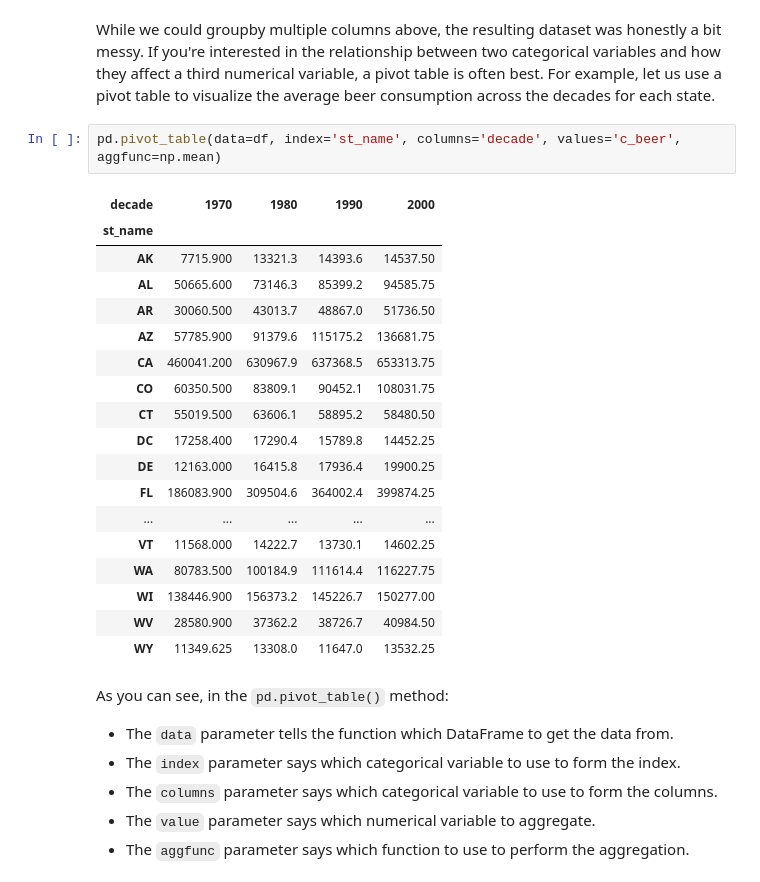
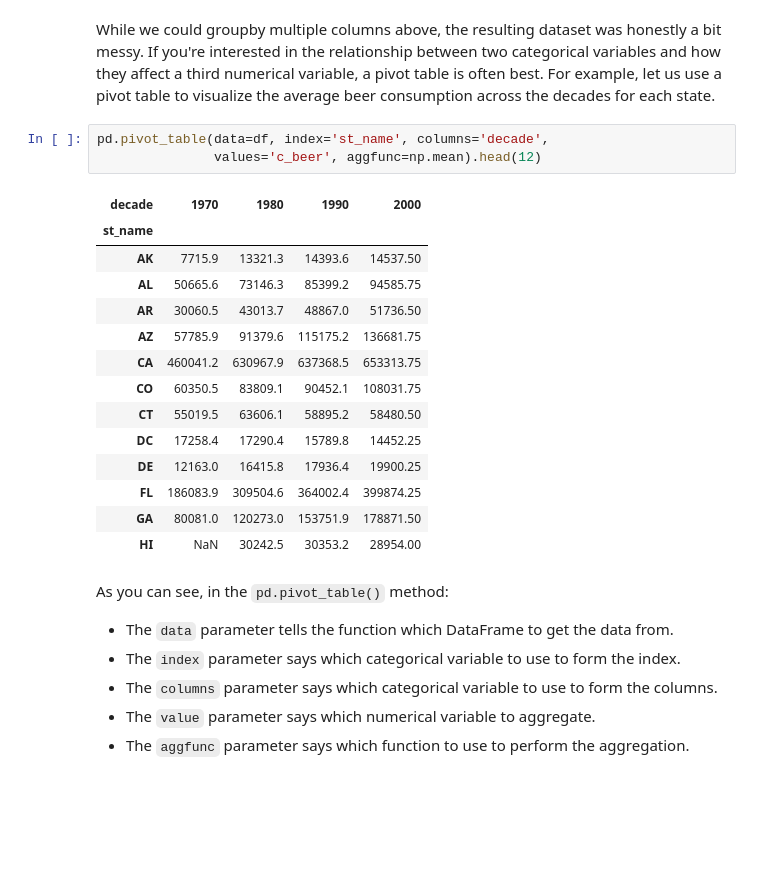
Before and after one commit to rohanjha123/data-h195, a Jupyter notebook: textbook/_build/jupyter_execute/content/03-pandas/groupby_pivot.ipynb, the cells around one changed output. Saved outputs shown, nothing was run; the diff lists cells and outputs as text; blank space fills up the shorter version.

```diff
--- a/textbook/_build/jupyter_execute/content/03-pandas/groupby_pivot.ipynb
+++ b/textbook/_build/jupyter_execute/content/03-pandas/groupby_pivot.ipynb
@@ -239,26 +239,23 @@ df.groupby(['st_name','decade']).agg([min,max])
 # %% [markdown]
 While we could groupby multiple columns above, the resulting dataset was honestly a bit messy. If you're interested in the relationship between two categorical variables and how they affect a third numerical variable, a pivot table is often best. For example, let us use a pivot table to visualize the average beer consumption across the decades for each state.
 # %%
-pd.pivot_table(data=df, index='st_name', columns='decade', values='c_beer', aggfunc=np.mean)
+pd.pivot_table(data=df, index='st_name', columns='decade',
+               values='c_beer', aggfunc=np.mean).head(12)
 # %% [output]
 | decade | 1970 | 1980 | 1990 | 2000 |
 | st_name |  |  |  |  |
-| AK | 7715.900 | 13321.3 | 14393.6 | 14537.50 |
-| AL | 50665.600 | 73146.3 | 85399.2 | 94585.75 |
-| AR | 30060.500 | 43013.7 | 48867.0 | 51736.50 |
-| AZ | 57785.900 | 91379.6 | 115175.2 | 136681.75 |
-| CA | 460041.200 | 630967.9 | 637368.5 | 653313.75 |
-| CO | 60350.500 | 83809.1 | 90452.1 | 108031.75 |
-| CT | 55019.500 | 63606.1 | 58895.2 | 58480.50 |
-| DC | 17258.400 | 17290.4 | 15789.8 | 14452.25 |
-| DE | 12163.000 | 16415.8 | 17936.4 | 19900.25 |
-| FL | 186083.900 | 309504.6 | 364002.4 | 399874.25 |
-| ... | ... | ... | ... | ... |
-| VT | 11568.000 | 14222.7 | 13730.1 | 14602.25 |
-| WA | 80783.500 | 100184.9 | 111614.4 | 116227.75 |
-| WI | 138446.900 | 156373.2 | 145226.7 | 150277.00 |
-| WV | 28580.900 | 37362.2 | 38726.7 | 40984.50 |
-| WY | 11349.625 | 13308.0 | 11647.0 | 13532.25 |
+| AK | 7715.9 | 13321.3 | 14393.6 | 14537.50 |
+| AL | 50665.6 | 73146.3 | 85399.2 | 94585.75 |
+| AR | 30060.5 | 43013.7 | 48867.0 | 51736.50 |
+| AZ | 57785.9 | 91379.6 | 115175.2 | 136681.75 |
+| CA | 460041.2 | 630967.9 | 637368.5 | 653313.75 |
+| CO | 60350.5 | 83809.1 | 90452.1 | 108031.75 |
+| CT | 55019.5 | 63606.1 | 58895.2 | 58480.50 |
+| DC | 17258.4 | 17290.4 | 15789.8 | 14452.25 |
+| DE | 12163.0 | 16415.8 | 17936.4 | 19900.25 |
+| FL | 186083.9 | 309504.6 | 364002.4 | 399874.25 |
+| GA | 80081.0 | 120273.0 | 153751.9 | 178871.50 |
+| HI | NaN | 30242.5 | 30353.2 | 28954.00 |
 # %% [markdown]
 As you can see, in the `pd.pivot_table()` method:
 - The `data` parameter tells the function which DataFrame to get the data from.
```
Also changed, not shown: 5 other files.
